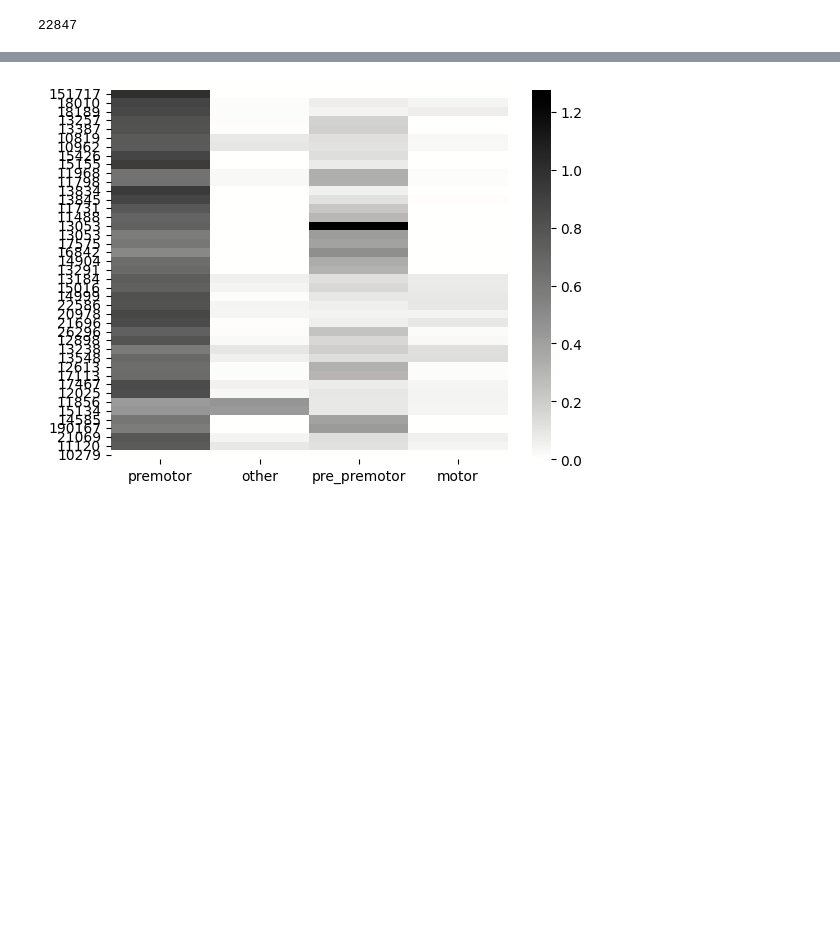
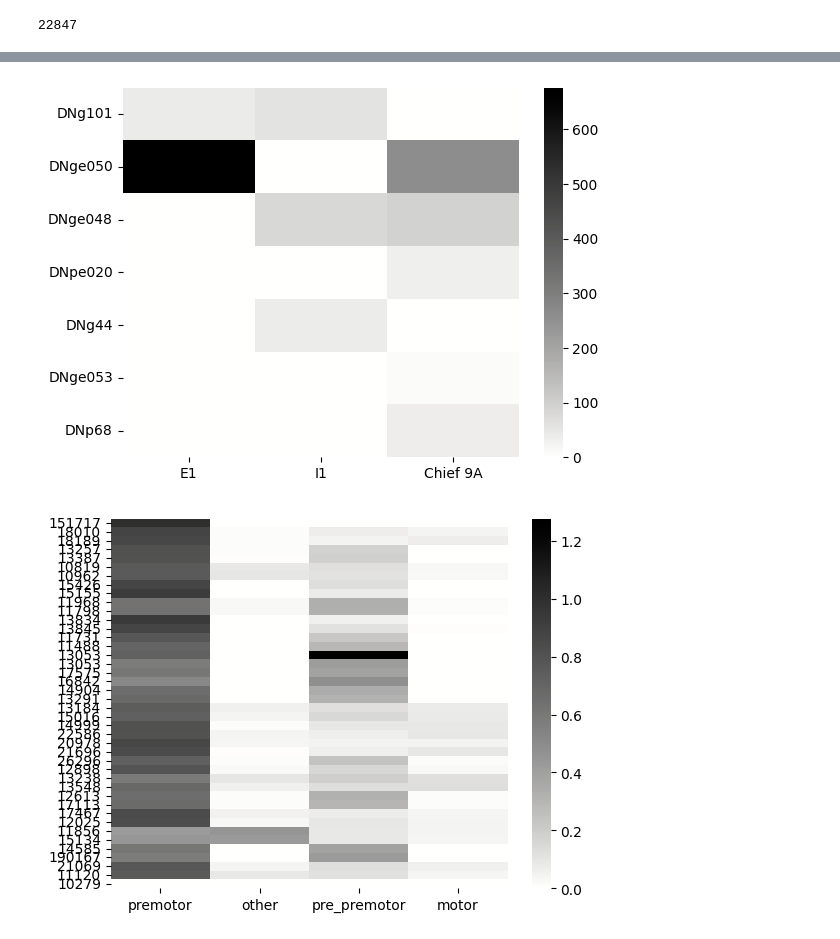
Before and after one commit to chrisjdallmann/roadrunner, a Jupyter notebook: code/manc_neuron_analysis.ipynb, the cells around one changed output, grey strips where cells are left out. Saved outputs shown, nothing was run; the diff lists cells and outputs as text; code cells hidden in the pictures; blank space fills up the shorter version.

```diff
--- a/code/manc_neuron_analysis.ipynb
+++ b/code/manc_neuron_analysis.ipynb
@@ -177,3 +191,16 @@ df_of_interest
+# %%
+# Reorder rows and columns
+row_sort_index = [1,0,2,5,3,6,4]
+column_sort_index = [0,2,1]
+
+conn_mat_sorted = conn_mat[row_sort_index,:]
+conn_mat_sorted = conn_mat_sorted[:,column_sort_index]
+
+sns.heatmap(conn_mat_sorted, cmap=cmap, yticklabels=pre_names[row_sort_index], xticklabels=post_names[column_sort_index])
+#plt.savefig(r"C:\Users\Chris\Desktop\figure.eps", bbox_inches="tight", transparent=True)
+plt.show()
+# %% [output]
+[figure, added]
 # %%
 # Initialize synapse dictionary
 neuron_types = df_connectivity_post.neuron_type.unique().tolist()
```
Also changed, not shown: parts of 11 cells of this notebook.
